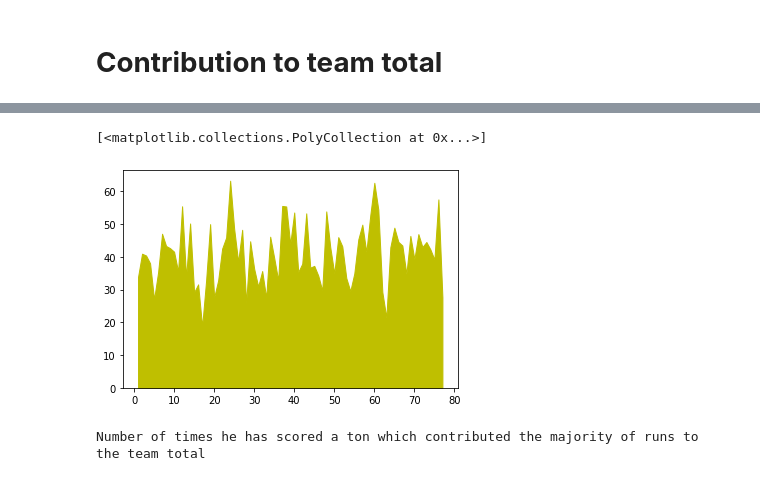
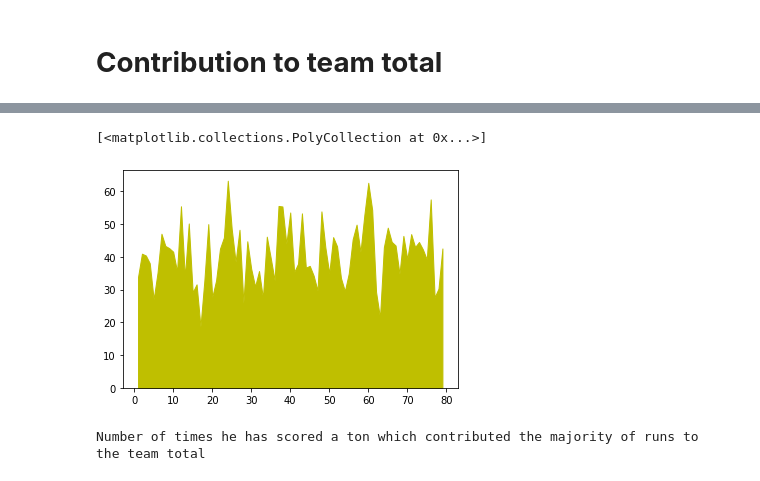
Before and after one commit to Suyashiitr/kaggle, a Jupyter notebook: virat-kohli-100s-visualization.ipynb, the cells around one changed output, grey strips where cells are left out. Cells and saved outputs as stored; diff of their text form; code cells hidden in the pictures.

```diff
--- a/virat-kohli-100s-visualization.ipynb
+++ b/virat-kohli-100s-visualization.ipynb
@@ -659,8 +667,8 @@ vk_perc_asc
 # %%
-plt.stackplot(np.arange(1,78,1),vk_perc['Percentage'],color='y')
+plt.stackplot(np.arange(1,80,1),vk_perc['Percentage'],color='y')
 # %% [output]
 [<matplotlib.collections.PolyCollection at 0x...>]
-[figure, old version]
+[figure, new version]
 # %%
 print('Number of times he has scored a ton which contributed the majority of runs to the team total')
 vk_perc[(vk_perc.Percentage>=50)].count()
```
Also changed, not shown: parts of 33 cells of this notebook.
